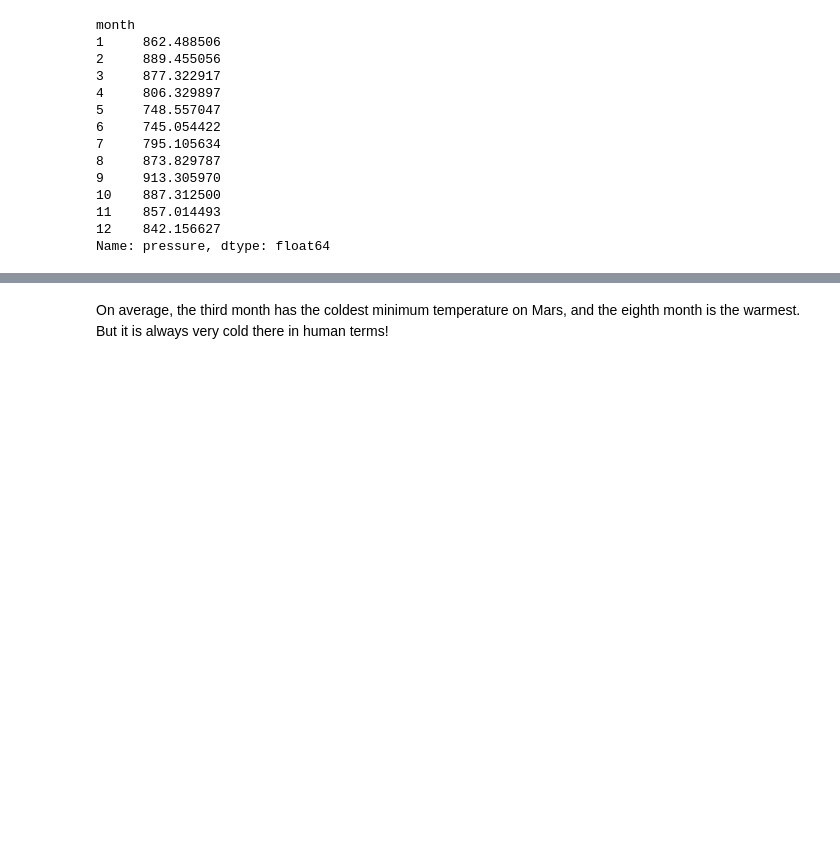
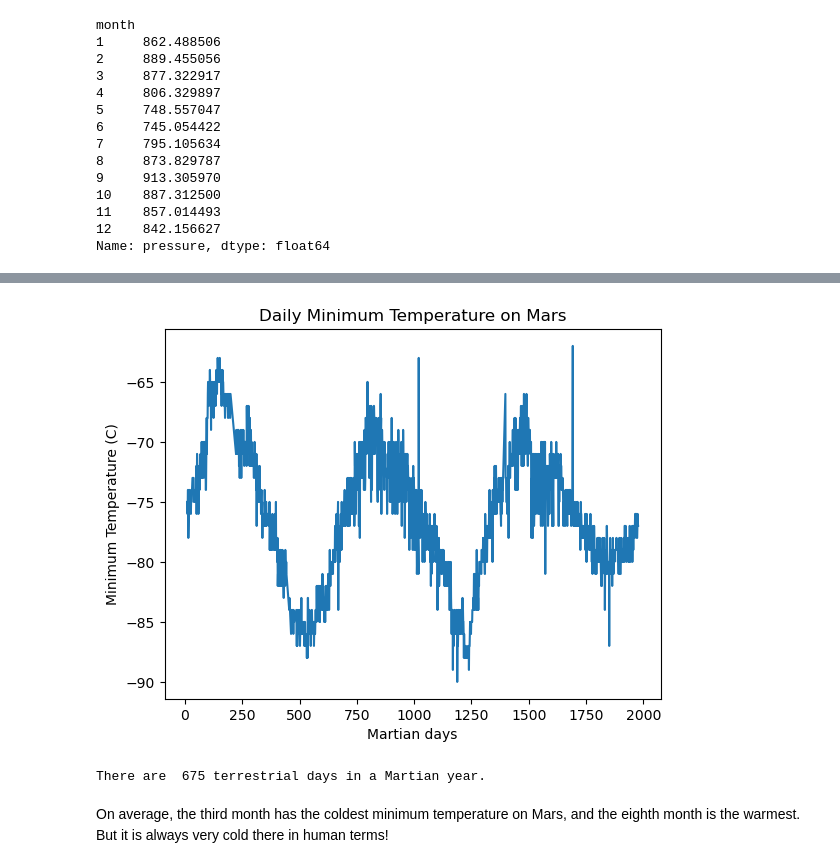
Before and after one commit to reederickson/Data-Collection, a Jupyter notebook: Starter_Code/part_2_mars_weather.ipynb, the cells around one changed output, grey strips where cells are left out. Saved outputs shown, nothing was run; the diff lists cells and outputs as text; code cells hidden in the pictures; blank space fills up the shorter version.

```diff
--- a/Starter_Code/part_2_mars_weather.ipynb
+++ b/Starter_Code/part_2_mars_weather.ipynb
@@ -179,3 +181,17 @@ Name: pressure, dtype: float64
+# %%
+# 5. How many terrestrial (earth) days are there in a Martian year?
+#plot the daily minimum temperature
+plt.plot(Mars_DF['sol'], Mars_DF['min_temp'])
+plt.xlabel('Martian days')
+plt.ylabel('Minimum Temperature (C)')
+plt.title('Daily Minimum Temperature on Mars')
+plt.show()
+
+days_on_mars= 675
+print("There are ", days_on_mars, "terrestrial days in a Martian year.")
+# %% [output]
+[figure, added]
+There are  675 terrestrial days in a Martian year.
 # %% [markdown]
 On average, the third month has the coldest minimum temperature on Mars, and the eighth month is the warmest. But it is always very cold there in human terms!
 # %% [markdown]
```
Also changed, not shown: parts of 19 cells of this notebook, 1 other file.
